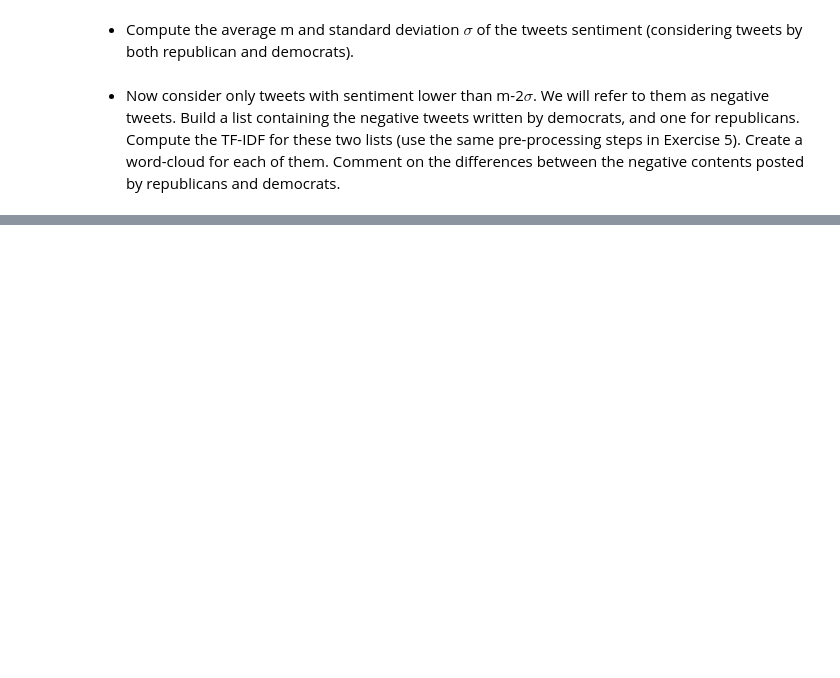
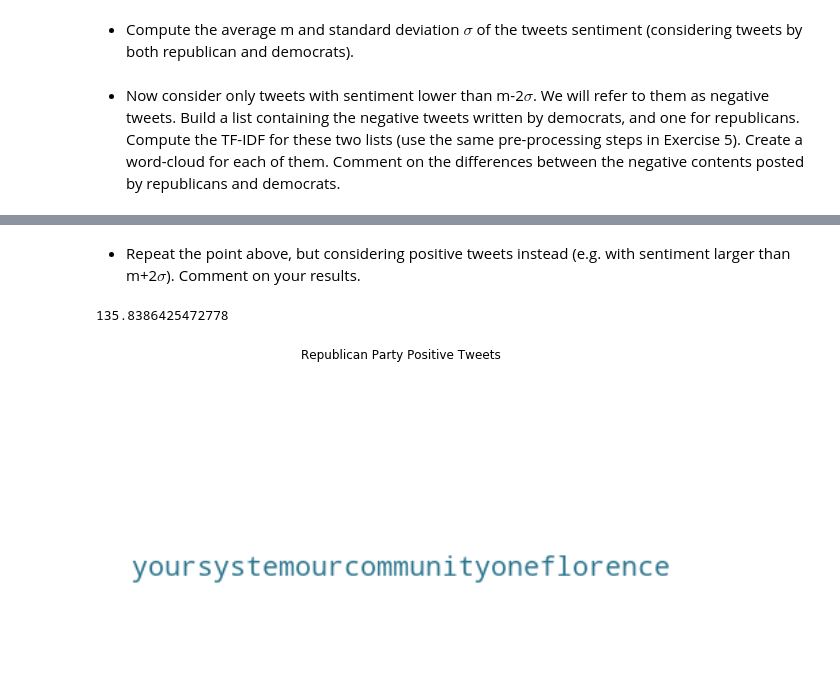
Before and after one commit to thomasnilsson/02805-social-graphs-2018, a Jupyter notebook: week8/week8.ipynb, the cells around one changed output, grey strips where cells are left out. Cells and saved outputs as stored; diff of their text form; code cells hidden in the pictures; blank space fills up the shorter version.

```diff
--- a/week8/week8.ipynb
+++ b/week8/week8.ipynb
@@ -567,3 +565,7 @@ m_std = demo_sentimens.std()
+# %%
+sentiments_both = np.concatenate((repub_sentiments, demo_sentiments))
+mean = sentiments_both.mean()
+std = sentiments_both.std()
 # %% [markdown]
 * Now consider only tweets with sentiment lower than m-2$\sigma$. We will refer to them as negative tweets. Build a list containing the negative tweets written by democrats, and one for republicans. Compute the TF-IDF for these two lists (use the same pre-processing steps in Exercise 5). Create a word-cloud for each of them. Comment on the differences between the negative contents posted by republicans and democrats.
 # %%
@@ -591,0 +590,25 @@ make_wordcloud(demo_neg_tokens_sort, demo_tfidf_neg, "Democratic Party Negative
+# %% [markdown]
+* Repeat the point above, but considering positive tweets instead (e.g. with sentiment larger than m+2$\sigma$). Comment on your results.
+# %%
+(mean + 2*std)
+# %% [output]
+135.8386425472778
+# %%
+repub_pos_tweets = [
+    tweet for collection in repub_tweet_tokens
+    for tweet in collection
+    if calculate_sentiment(tweet, sentiment_dict) > (mean + 2*std)
+]
+
+demo_pos_tweets = [
+    tweet for collection in demo_tweet_tokens
+    for tweet in collection
+    if calculate_sentiment(tweet, sentiment_dict) > (mean + 2*std)
+]
+# %%
+repub_tfidf_pos, repub_pos_tokens_sort = tf_idf(repub_pos_tweets, demo_pos_tweets, N=2)
+demo_tfidf_pos, demo_pos_tokens_sort  = tf_idf(demo_pos_tweets, repub_pos_tweets, N=2)
+# %%
+make_wordcloud(repub_pos_tokens_sort, repub_tfidf_pos, "Republican Party Positive Tweets")
+# %% [output]
+[figure, added]
```
Also changed, not shown: parts of 12 cells of this notebook.
